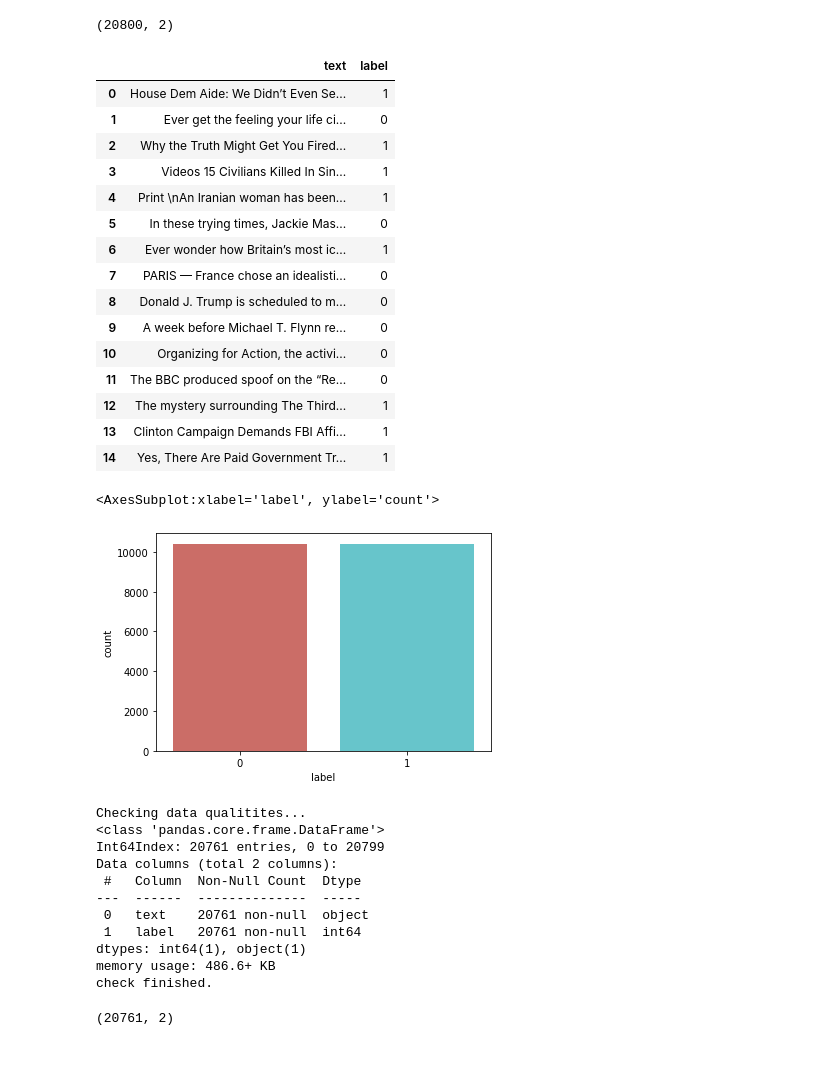
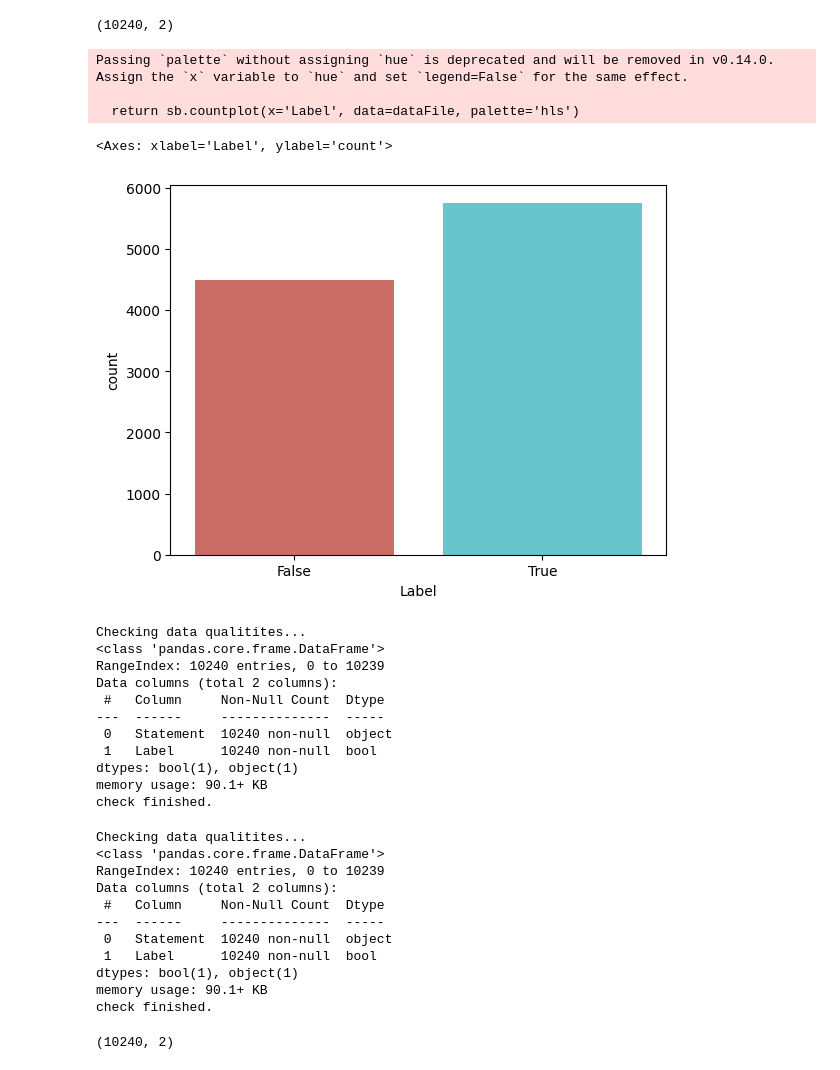
Before and after one commit to adljna/FakeNewsDetection, a Jupyter notebook: notebook/final-fnd.ipynb, the cells around one changed output. Cells and saved outputs as stored; diff of their text form; code cells hidden in the pictures.

```diff
--- a/notebook/final-fnd.ipynb
+++ b/notebook/final-fnd.ipynb
@@ -16,7 +16,7 @@ from sklearn.linear_model import PassiveAggressiveClassifier
 from nltk.stem import WordNetLemmatizer
 from nltk.corpus import stopwords
 # %%
-train_df = pd.read_csv(r'C:\Users\Mayur\Downloads\train.csv')
+train_df = pd.read_csv('../data/train.csv')
 # %%
 train_df.head(15)
 # %% [output]
@@ -39,39 +39,19 @@ train_df.head(15)
-# %%
-train_df = train_df.drop("author", axis = 1)
-train_df = train_df.drop("title", axis = 1)
-train_df = train_df.drop("id", axis = 1)
 # %%
 train_df.shape
 # %% [output]
-(20800, 2)
+(10240, 2)
-# %%
-train_df.head(15)
-# %% [output]
-|  | text | label |
-| 0 | House Dem Aide: We Didn’t Even Se... | 1 |
-| 1 | Ever get the feeling your life ci... | 0 |
-| 2 | Why the Truth Might Get You Fired... | 1 |
-| 3 | Videos 15 Civilians Killed In Sin... | 1 |
-| 4 | Print \nAn Iranian woman has been... | 1 |
-| 5 | In these trying times, Jackie Mas... | 0 |
-| 6 | Ever wonder how Britain’s most ic... | 1 |
-| 7 | PARIS — France chose an idealisti... | 0 |
-| 8 | Donald J. Trump is scheduled to m... | 0 |
-| 9 | A week before Michael T. Flynn re... | 0 |
-| 10 | Organizing for Action, the activi... | 0 |
-| 11 | The BBC produced spoof on the “Re... | 0 |
-| 12 | The mystery surrounding The Third... | 1 |
-| 13 | Clinton Campaign Demands FBI Affi... | 1 |
-| 14 | Yes, There Are Paid Government Tr... | 1 |
 # %%
 def create_distribution(dataFile):
-    return sb.countplot(x='label', data=dataFile, palette='hls')
+    return sb.countplot(x='Label', data=dataFile, palette='hls')
 
 # by calling below we can see that training, test and valid data seems to be failry evenly distributed between the classes
 create_distribution(train_df)
 # %% [output]
-<AxesSubplot:xlabel='label', ylabel='count'>
+Passing `palette` without assigning `hue` is deprecated and will be removed in v0.14.0. Assign the `x` variable to `hue` and set `legend=False` for the same effect.
+
+  return sb.countplot(x='Label', data=dataFile, palette='hls')
+<Axes: xlabel='Label', ylabel='count'>
-[figure, old version]
+[figure, new version]
 # %%
 def data_qualityCheck():
     print("Checking data qualitites...")
@@ -79,6 +59,18 @@ def data_qualityCheck():
     train_df.info()
     print("check finished.")
 data_qualityCheck()
+# %% [output]
+Checking data qualitites...
+<class 'pandas.core.frame.DataFrame'>
+RangeIndex: 10240 entries, 0 to 10239
+Data columns (total 2 columns):
+ #   Column     Non-Null Count  Dtype
+---  ------     --------------  -----
+ 0   Statement  10240 non-null  object
+ 1   Label      10240 non-null  bool
+dtypes: bool(1), object(1)
+memory usage: 90.1+ KB
+check finished.
 # %%
 train_df = train_df.dropna()
 # %%
@@ -86,19 +78,19 @@ data_qualityCheck()
 # %% [output]
 Checking data qualitites...
 <class 'pandas.core.frame.DataFrame'>
-Int64Index: 20761 entries, 0 to 20799
+RangeIndex: 10240 entries, 0 to 10239
 Data columns (total 2 columns):
- #   Column  Non-Null Count  Dtype
----  ------  --------------  -----
- 0   text    20761 non-null  object
- 1   label   20761 non-null  int64
-dtypes: int64(1), object(1)
-memory usage: 486.6+ KB
+ #   Column     Non-Null Count  Dtype
+---  ------     --------------  -----
+ 0   Statement  10240 non-null  object
+ 1   Label      10240 non-null  bool
+dtypes: bool(1), object(1)
+memory usage: 90.1+ KB
 check finished.
 # %%
 train_df.shape
 # %% [output]
-(20761, 2)
+(10240, 2)
 # %%
 train_df.head(10)
 # %% [output]
```
Also changed, not shown: parts of 24 cells of this notebook, 6 other files.
